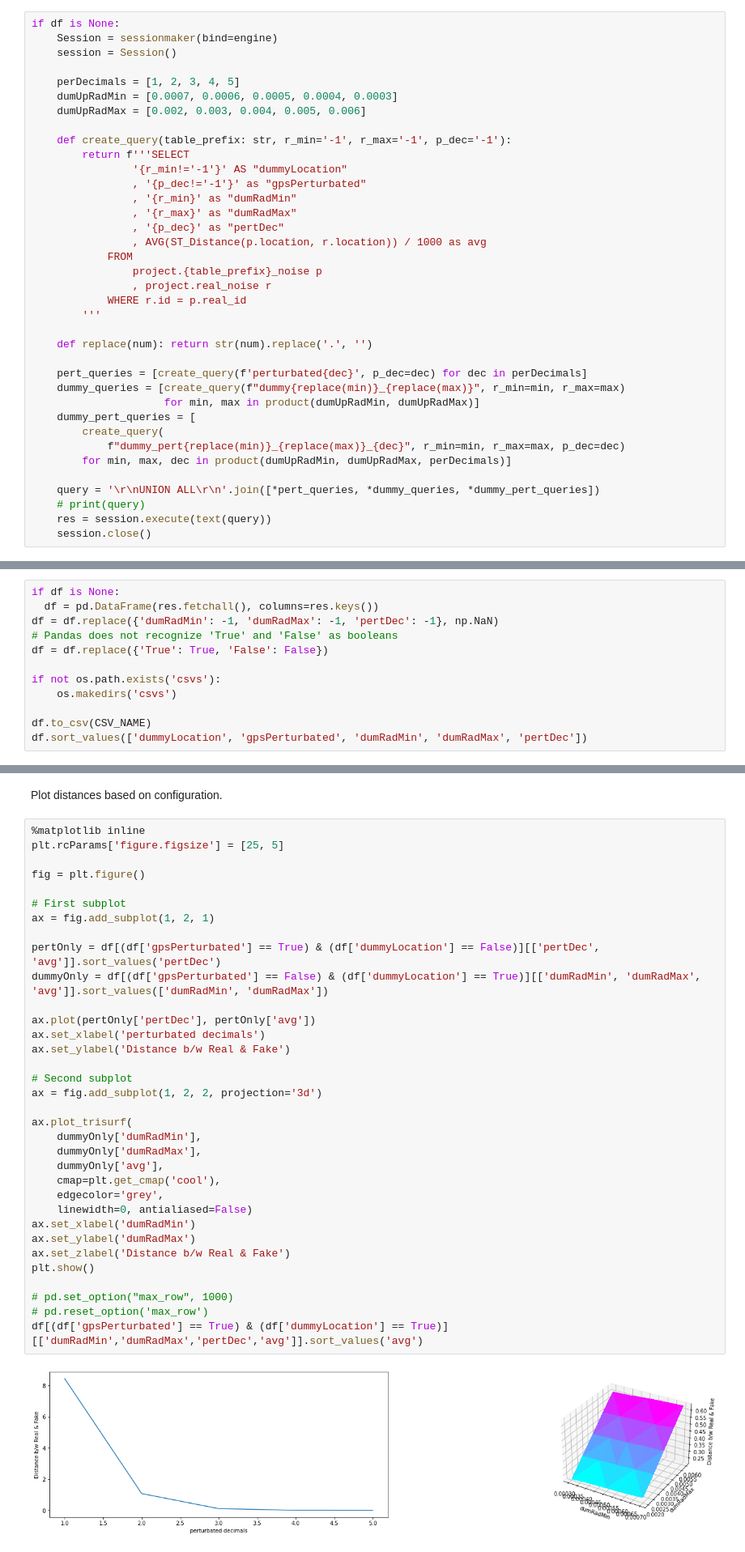
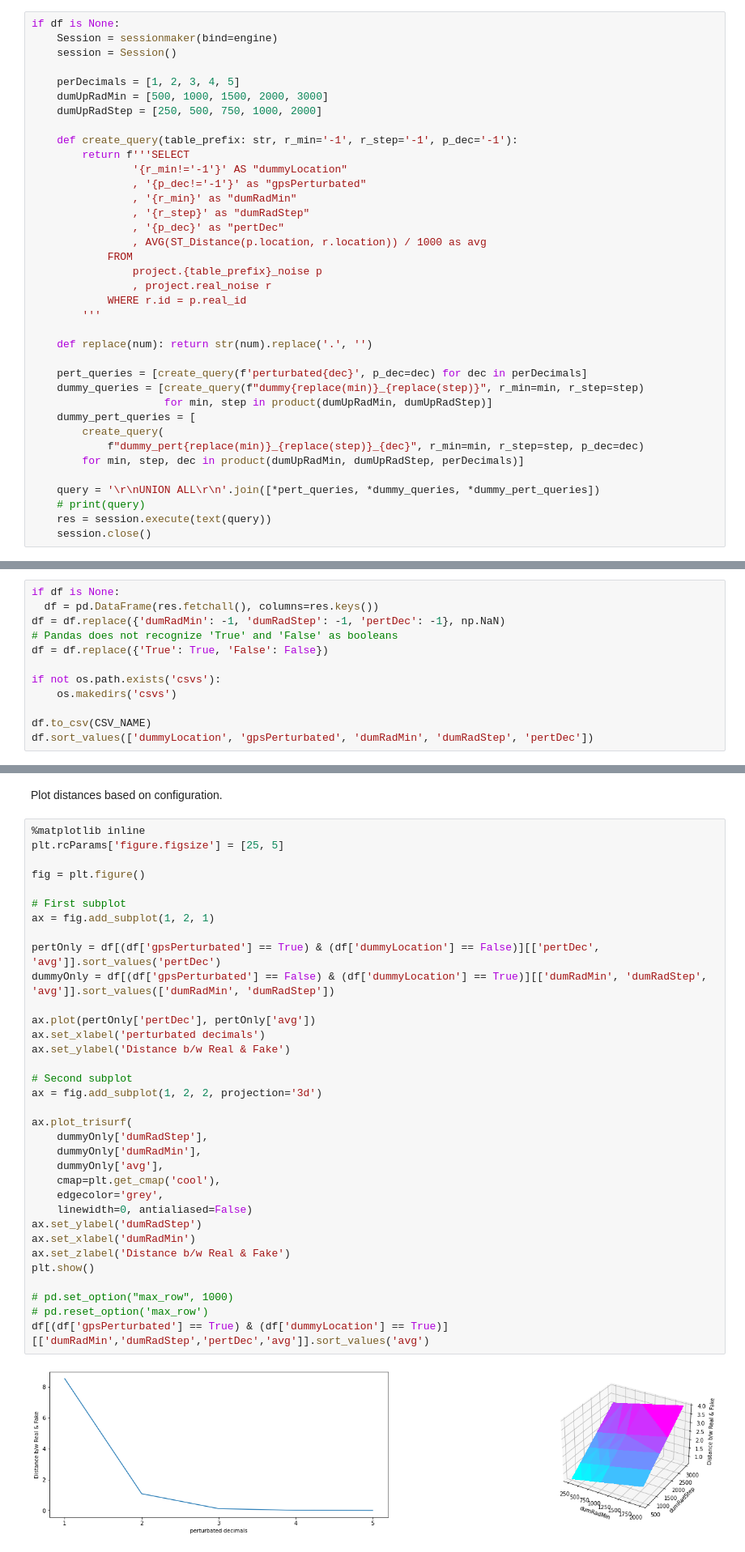
Before and after one commit to burububbu/context-aware-analysis, a Jupyter notebook: privacy qos analysis/privacy.ipynb, the cells around one changed output, grey strips where cells are left out. Shown at 81% size. Drawn from its saved outputs; the diff is of its cells as text.

```diff
--- a/privacy qos analysis/privacy.ipynb
+++ b/privacy qos analysis/privacy.ipynb
@@ -36,15 +36,15 @@ if df is None:
     session = Session()
 
     perDecimals = [1, 2, 3, 4, 5]
-    dumUpRadMin = [0.0007, 0.0006, 0.0005, 0.0004, 0.0003]
-    dumUpRadMax = [0.002, 0.003, 0.004, 0.005, 0.006]
+    dumUpRadMin = [500, 1000, 1500, 2000, 3000]
+    dumUpRadStep = [250, 500, 750, 1000, 2000]
 
-    def create_query(table_prefix: str, r_min='-1', r_max='-1', p_dec='-1'):
+    def create_query(table_prefix: str, r_min='-1', r_step='-1', p_dec='-1'):
         return f'''SELECT
                 '{r_min!='-1'}' AS "dummyLocation"
                 , '{p_dec!='-1'}' as "gpsPerturbated"
                 , '{r_min}' as "dumRadMin"
-                , '{r_max}' as "dumRadMax"
+                , '{r_step}' as "dumRadStep"
                 , '{p_dec}' as "pertDec"
                 , AVG(ST_Distance(p.location, r.location)) / 1000 as avg
             FROM
@@ -56,12 +56,12 @@ if df is None:
     def replace(num): return str(num).replace('.', '')
 
     pert_queries = [create_query(f'perturbated{dec}', p_dec=dec) for dec in perDecimals]
-    dummy_queries = [create_query(f"dummy{replace(min)}_{replace(max)}", r_min=min, r_max=max)
-                     for min, max in product(dumUpRadMin, dumUpRadMax)]
+    dummy_queries = [create_query(f"dummy{replace(min)}_{replace(step)}", r_min=min, r_step=step)
+                     for min, step in product(dumUpRadMin, dumUpRadStep)]
     dummy_pert_queries = [
         create_query(
-            f"dummy_pert{replace(min)}_{replace(max)}_{dec}", r_min=min, r_max=max, p_dec=dec)
-        for min, max, dec in product(dumUpRadMin, dumUpRadMax, perDecimals)]
+            f"dummy_pert{replace(min)}_{replace(step)}_{dec}", r_min=min, r_step=step, p_dec=dec)
+        for min, step, dec in product(dumUpRadMin, dumUpRadStep, perDecimals)]
 
     query = '\r\nUNION ALL\r\n'.join([*pert_queries, *dummy_queries, *dummy_pert_queries])
     # print(query)
@@ -74,7 +74,7 @@ Lastly, save the dataframe in CSV and show it.
 # %%
 if df is None:
   df = pd.DataFrame(res.fetchall(), columns=res.keys())
-df = df.replace({'dumRadMin': -1, 'dumRadMax': -1, 'pertDec': -1}, np.NaN)
+df = df.replace({'dumRadMin': -1, 'dumRadStep': -1, 'pertDec': -1}, np.NaN)
 # Pandas does not recognize 'True' and 'False' as booleans
 df = df.replace({'True': True, 'False': False})
 
@@ -82,5 +82,5 @@ if not os.path.exists('csvs'):
     os.makedirs('csvs')
 
 df.to_csv(CSV_NAME)
-df.sort_values(['dummyLocation', 'gpsPerturbated', 'dumRadMin', 'dumRadMax', 'pertDec'])
+df.sort_values(['dummyLocation', 'gpsPerturbated', 'dumRadMin', 'dumRadStep', 'pertDec'])
 # %% [output]
@@ -103,35 +103,35 @@ Plot distances based on configuration.
 %matplotlib inline
 plt.rcParams['figure.figsize'] = [25, 5]
 
 fig = plt.figure()
 
 # First subplot
 ax = fig.add_subplot(1, 2, 1)
 
 pertOnly = df[(df['gpsPerturbated'] == True) & (df['dummyLocation'] == False)][['pertDec', 'avg']].sort_values('pertDec')
-dummyOnly = df[(df['gpsPerturbated'] == False) & (df['dummyLocation'] == True)][['dumRadMin', 'dumRadMax', 'avg']].sort_values(['dumRadMin', 'dumRadMax'])
+dummyOnly = df[(df['gpsPerturbated'] == False) & (df['dummyLocation'] == True)][['dumRadMin', 'dumRadStep', 'avg']].sort_values(['dumRadMin', 'dumRadStep'])
 
 ax.plot(pertOnly['pertDec'], pertOnly['avg'])
 ax.set_xlabel('perturbated decimals')
 ax.set_ylabel('Distance b/w Real & Fake')
 
 # Second subplot
 ax = fig.add_subplot(1, 2, 2, projection='3d')
 
 ax.plot_trisurf(
+    dummyOnly['dumRadStep'],
     dummyOnly['dumRadMin'],
-    dummyOnly['dumRadMax'],
     dummyOnly['avg'],
     cmap=plt.get_cmap('cool'),
     edgecolor='grey',
     linewidth=0, antialiased=False)
+ax.set_ylabel('dumRadStep')
 ax.set_xlabel('dumRadMin')
-ax.set_ylabel('dumRadMax')
 ax.set_zlabel('Distance b/w Real & Fake')
 plt.show()
 
 # pd.set_option("max_row", 1000)
 # pd.reset_option('max_row')
-df[(df['gpsPerturbated'] == True) & (df['dummyLocation'] == True)][['dumRadMin','dumRadMax','pertDec','avg']].sort_values('avg')
+df[(df['gpsPerturbated'] == True) & (df['dummyLocation'] == True)][['dumRadMin','dumRadStep','pertDec','avg']].sort_values('avg')
 # %% [output]
-[figure, old version]
+[figure, new version]
```
Also changed, not shown: parts of 3 cells of this notebook, 3 other files.
